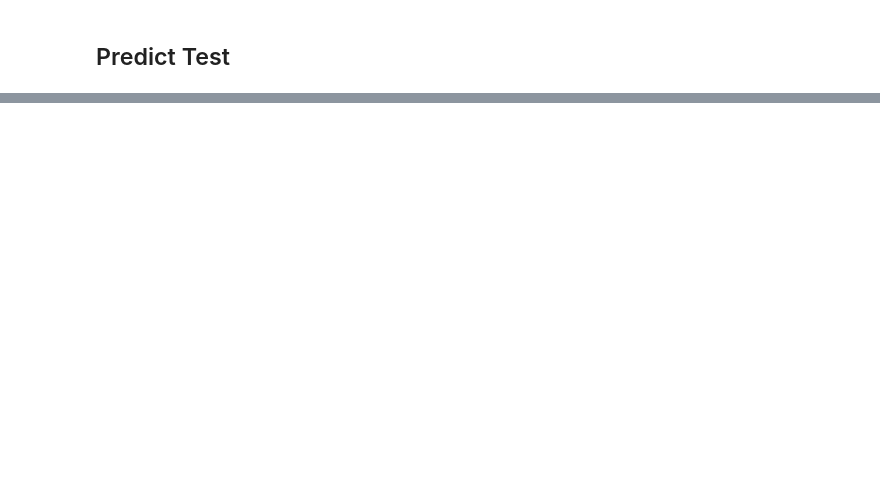
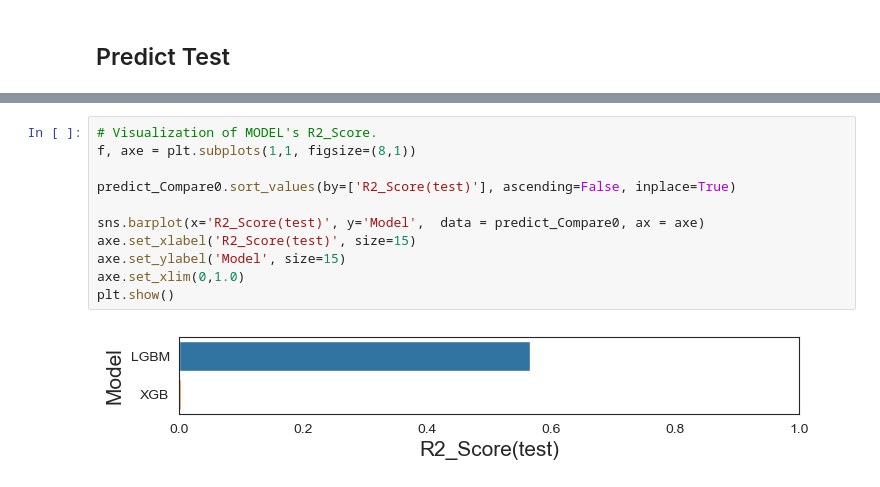
Before and after one commit to minamaher58/Housing-Price-Prediction, a Jupyter notebook: house_price_prediction.ipynb, the cells around one changed output, grey strips where cells are left out. Cells and saved outputs as stored; diff of their text form; blank space fills up the shorter version.

```diff
--- a/house_price_prediction.ipynb
+++ b/house_price_prediction.ipynb
@@ -527,0 +688,13 @@ plt.show()
+# %%
+# Visualization of MODEL's R2_Score.
+f, axe = plt.subplots(1,1, figsize=(8,1))
+
+predict_Compare0.sort_values(by=['R2_Score(test)'], ascending=False, inplace=True)
+
+sns.barplot(x='R2_Score(test)', y='Model',  data = predict_Compare0, ax = axe)
+axe.set_xlabel('R2_Score(test)', size=15)
+axe.set_ylabel('Model', size=15)
+axe.set_xlim(0,1.0)
+plt.show()
+# %% [output]
+[figure, added]
```
Also changed, not shown: parts of 22 cells of this notebook, 4 other files.
